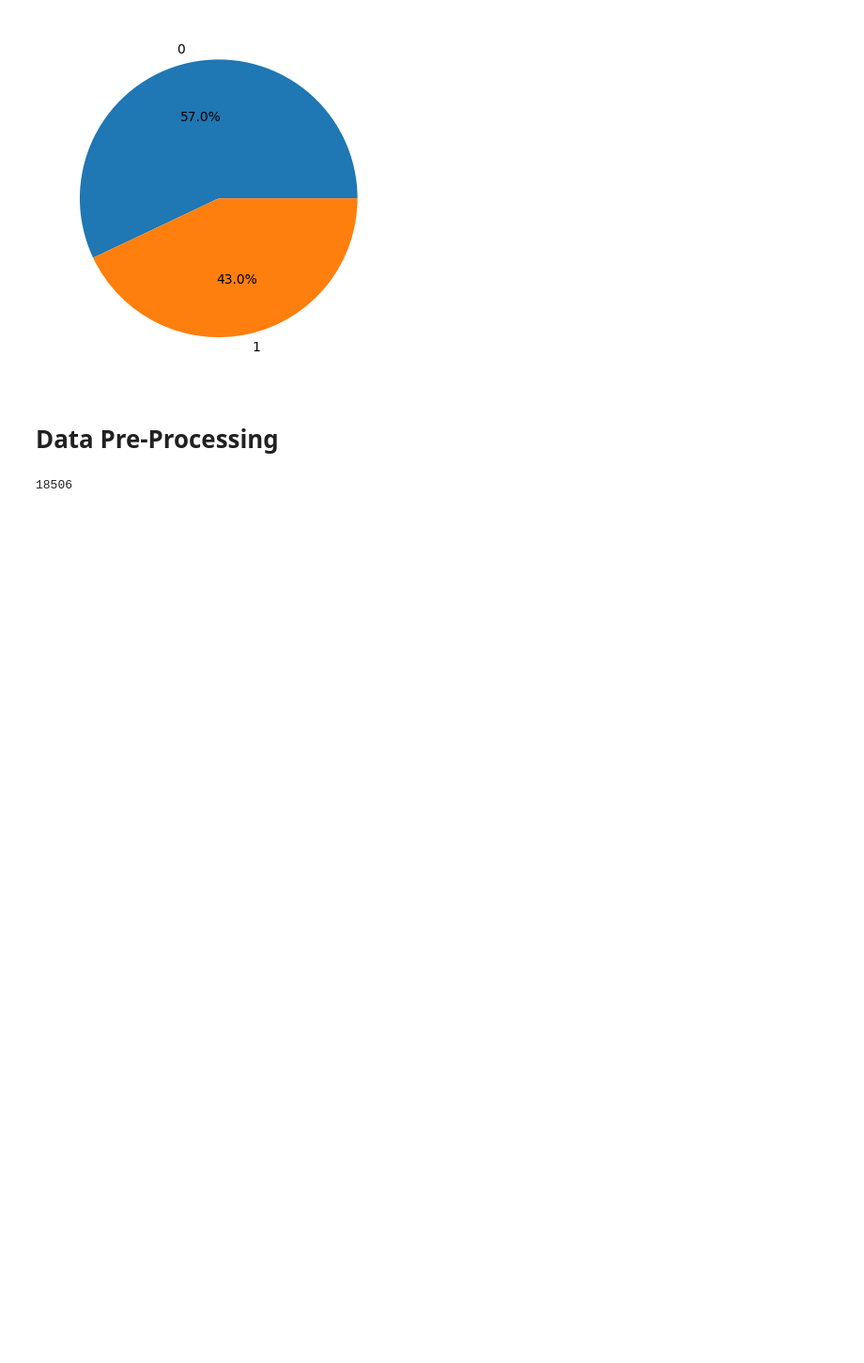
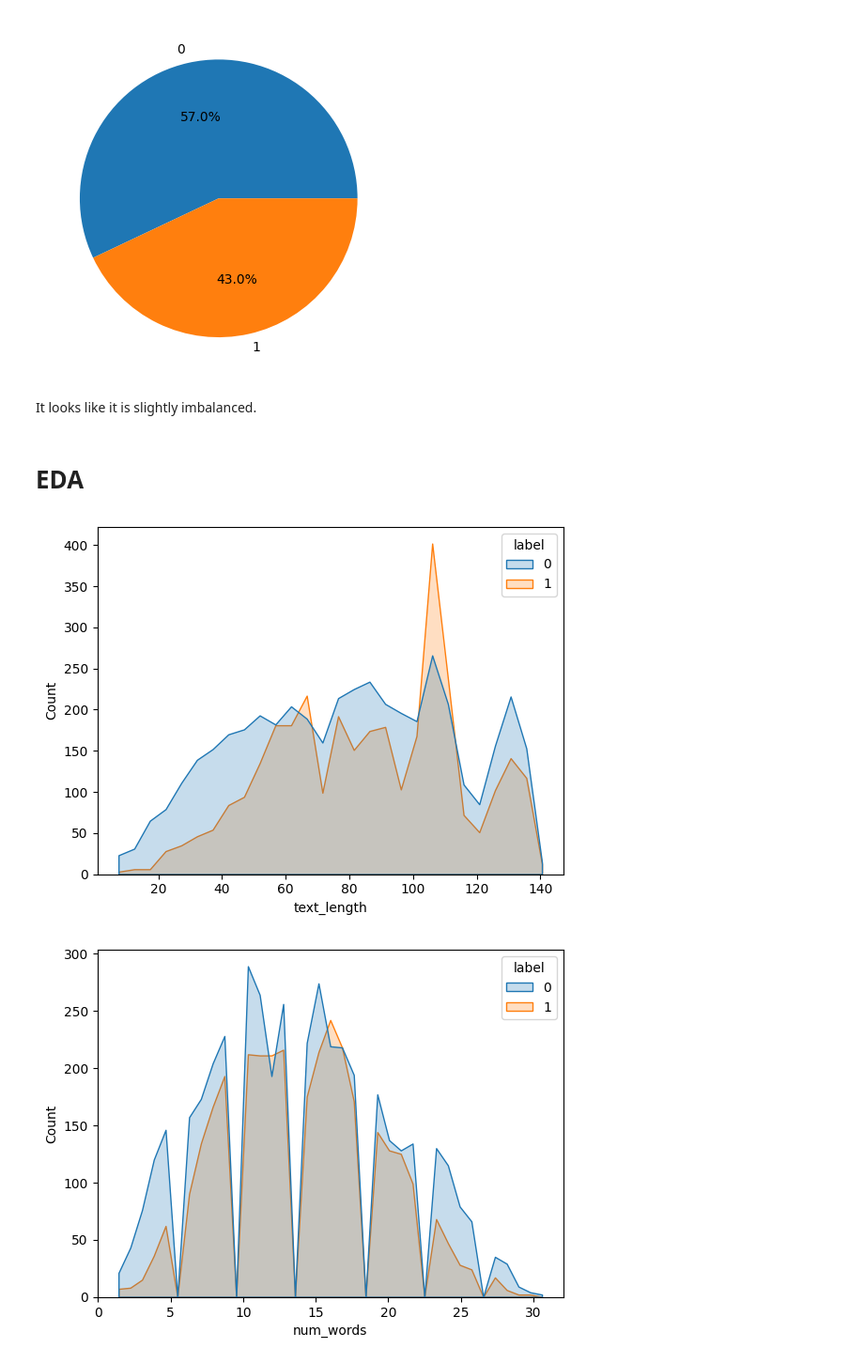
Before and after one commit to carlosbarrone/public_notebooks, a Jupyter notebook: disaster_tweets.ipynb, the cells around one changed output. Shown at 94% size. Saved outputs shown, nothing was run; the diff lists cells and outputs as text; code cells hidden in the pictures; blank space fills up the shorter version.

```diff
--- a/disaster_tweets.ipynb
+++ b/disaster_tweets.ipynb
@@ -37,30 +59,3 @@ plt.show()
 # %% [output]
 <Figure size 800x600 with 0 Axes>
 [figure]
-# %% [markdown]
-# Data Pre-Processing
-# %%
-class Project_Data:
-  def __init__(self, train_set_raw: pd.DataFrame, test_set_raw: pd.DataFrame, seed: int = 2023) -> None:
-    self.X_train, self.X_validation, self.y_train, self.y_validation = self.tweak_data(train_set_raw, test_set_raw, seed)
-
-  def tweak_data(self, train_set_raw: pd.DataFrame, test_set_raw: pd.DataFrame, seed: int):
-    X_train, X_validation, y_train, y_validation = train_test_split(
-        train_set_raw[['id', 'text']],
-        train_set_raw[['id', 'target']],
-        random_state=seed
-    )
-    return X_train, X_validation, y_train, y_validation
-
-  def get_data(self):
-    return self.X_train.text, self.X_validation.text, self.y_train.target, self.y_validation.target
-
-project_data = Project_Data(train_raw_df, test_raw_df)
-X_train, X_validation, y_train, y_validation = project_data.get_data()
-tokenizer = Tokenizer(char_level = False, oov_token = '<oov>')
-tokenizer.fit_on_texts(X_train)
-word_index = tokenizer.word_index
-total_words = len(word_index)
-total_words
-# %% [output]
-18506
@@ -69,0 +62,4 @@ training_padded = pad_sequences(training_sequences, padding = 'post', truncating
+# %% [markdown]
+It looks like it is slightly imbalanced.
+# %% [markdown]
+# EDA
@@ -69,0 +101,36 @@ training_padded = pad_sequences(training_sequences, padding = 'post', truncating
+# %%
+def build_encoder(df: pd.DataFrame, vocabulary_size: int):
+  encoder = TextVectorization(max_tokens=vocabulary_size)
+  encoder.adapt(df.to_list())
+  return encoder
+
+def build_validation_graph(history, model_name: str = ''):
+  plt.plot(history.history['accuracy'])
+  plt.plot(history.history['val_accuracy'])
+  plt.title(f'Model accuracy {model_name}')
+  plt.ylabel('Accuracy')
+  plt.xlabel('Epoch')
+  plt.legend(['Train', 'Test'], loc='upper left')
+  plt.show()
+  plt.plot(history.history['loss'])
+  plt.plot(history.history['val_loss'])
+  plt.title('Model loss')
+  plt.ylabel('Loss')
+  plt.xlabel('Epochs')
+  plt.legend(['Train', 'Test'], loc='upper left')
+  plt.show()
+
+vocabulary_size = 2000
+project_data = Project_Data(train_raw_df, test_raw_df, vocabulary_size=vocabulary_size)
+# %%
+sns.histplot(data=project_data.df_text_metrics, x="text_length", hue="label", element="poly")
+plt.show()
+sns.histplot(data=project_data.df_text_metrics, x="num_words", hue="label", element="poly")
+plt.show()
+sns.boxplot(data=project_data.df_text_metrics, x="text_length")
+plt.show()
+sns.boxplot(data=project_data.df_text_metrics, x="num_words")
+plt.show()
+# %% [output]
+[figure, added]
+[figure, added]
```
Also changed, not shown: parts of 26 cells of this notebook.
